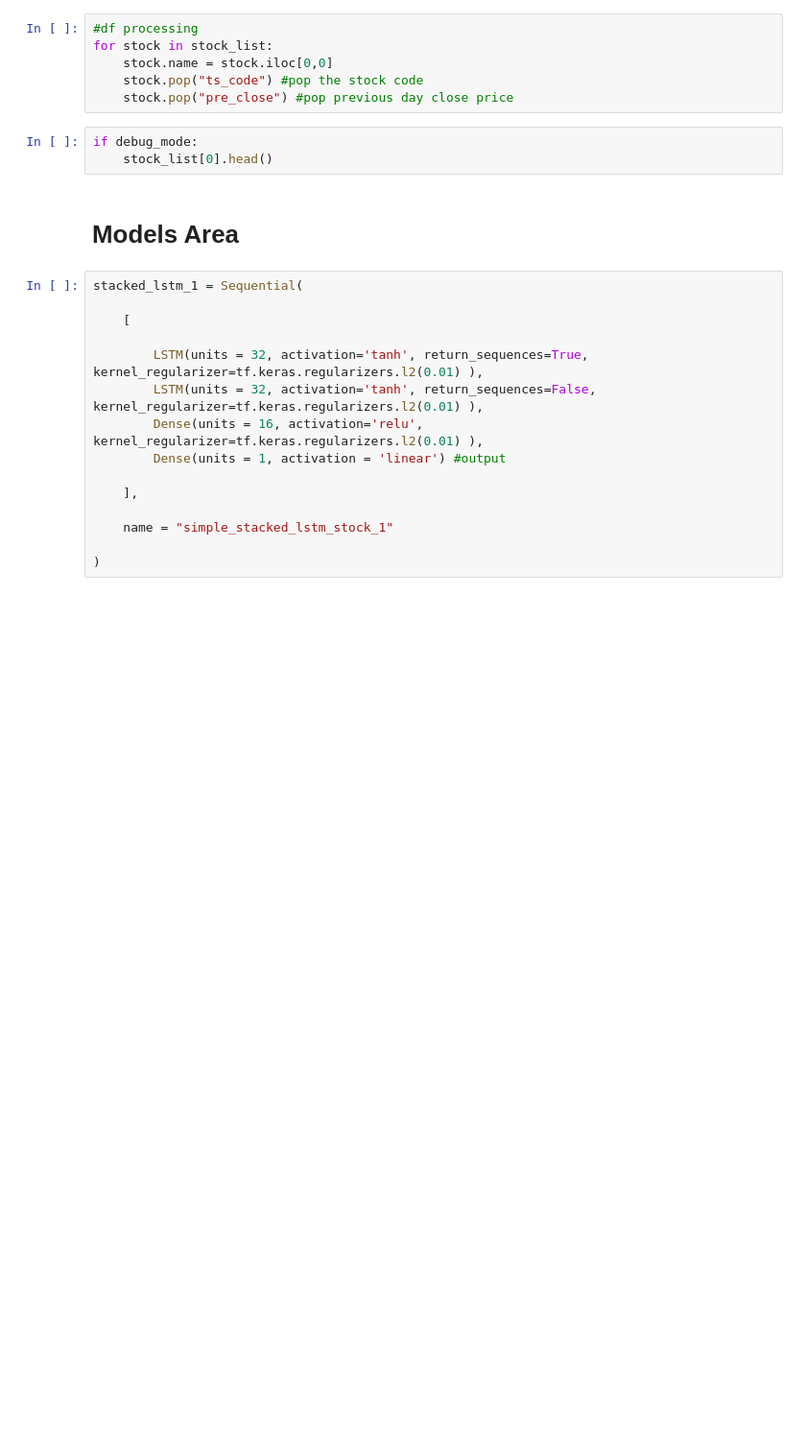
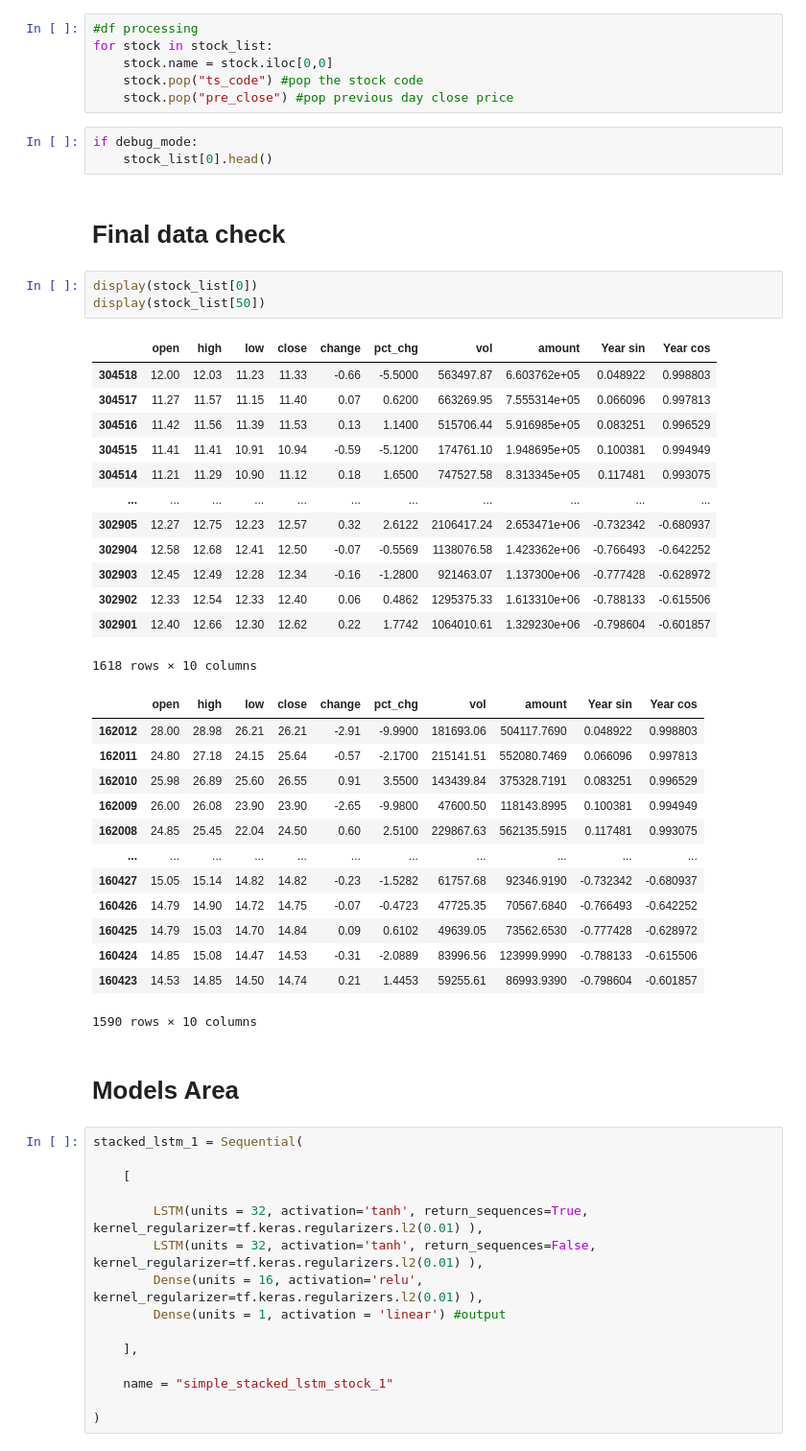
Before and after one commit to vincent05r/Stock_models, a Jupyter notebook: LSTM_Attention_stock_test_all.ipynb, the cells around one changed output. Shown: that part at 96% size. Saved outputs shown, nothing was run; the diff lists cells and outputs as text; blank space fills up the shorter version.

```diff
--- a/LSTM_Attention_stock_test_all.ipynb
+++ b/LSTM_Attention_stock_test_all.ipynb
@@ -140,6 +142,38 @@ for stock in stock_list:
 # %%
 if debug_mode:
     stock_list[0].head()
+# %% [markdown]
+# Final data check
+# %%
+display(stock_list[0])
+display(stock_list[50])
+# %% [output]
+|  | open | high | low | close | change | pct_chg | vol | amount | Year sin | Year cos |
+| 304518 | 12.00 | 12.03 | 11.23 | 11.33 | -0.66 | -5.5000 | 563497.87 | 6.603762e+05 | 0.048922 | 0.998803 |
+| 304517 | 11.27 | 11.57 | 11.15 | 11.40 | 0.07 | 0.6200 | 663269.95 | 7.555314e+05 | 0.066096 | 0.997813 |
+| 304516 | 11.42 | 11.56 | 11.39 | 11.53 | 0.13 | 1.1400 | 515706.44 | 5.916985e+05 | 0.083251 | 0.996529 |
+| 304515 | 11.41 | 11.41 | 10.91 | 10.94 | -0.59 | -5.1200 | 174761.10 | 1.948695e+05 | 0.100381 | 0.994949 |
+| 304514 | 11.21 | 11.29 | 10.90 | 11.12 | 0.18 | 1.6500 | 747527.58 | 8.313345e+05 | 0.117481 | 0.993075 |
+| ... | ... | ... | ... | ... | ... | ... | ... | ... | ... | ... |
+| 302905 | 12.27 | 12.75 | 12.23 | 12.57 | 0.32 | 2.6122 | 2106417.24 | 2.653471e+06 | -0.732342 | -0.680937 |
+| 302904 | 12.58 | 12.68 | 12.41 | 12.50 | -0.07 | -0.5569 | 1138076.58 | 1.423362e+06 | -0.766493 | -0.642252 |
+| 302903 | 12.45 | 12.49 | 12.28 | 12.34 | -0.16 | -1.2800 | 921463.07 | 1.137300e+06 | -0.777428 | -0.628972 |
+| 302902 | 12.33 | 12.54 | 12.33 | 12.40 | 0.06 | 0.4862 | 1295375.33 | 1.613310e+06 | -0.788133 | -0.615506 |
+| 302901 | 12.40 | 12.66 | 12.30 | 12.62 | 0.22 | 1.7742 | 1064010.61 | 1.329230e+06 | -0.798604 | -0.601857 |
+1618 rows × 10 columns
+|  | open | high | low | close | change | pct_chg | vol | amount | Year sin | Year cos |
+| 162012 | 28.00 | 28.98 | 26.21 | 26.21 | -2.91 | -9.9900 | 181693.06 | 504117.7690 | 0.048922 | 0.998803 |
+| 162011 | 24.80 | 27.18 | 24.15 | 25.64 | -0.57 | -2.1700 | 215141.51 | 552080.7469 | 0.066096 | 0.997813 |
+| 162010 | 25.98 | 26.89 | 25.60 | 26.55 | 0.91 | 3.5500 | 143439.84 | 375328.7191 | 0.083251 | 0.996529 |
+| 162009 | 26.00 | 26.08 | 23.90 | 23.90 | -2.65 | -9.9800 | 47600.50 | 118143.8995 | 0.100381 | 0.994949 |
+| 162008 | 24.85 | 25.45 | 22.04 | 24.50 | 0.60 | 2.5100 | 229867.63 | 562135.5915 | 0.117481 | 0.993075 |
+| ... | ... | ... | ... | ... | ... | ... | ... | ... | ... | ... |
+| 160427 | 15.05 | 15.14 | 14.82 | 14.82 | -0.23 | -1.5282 | 61757.68 | 92346.9190 | -0.732342 | -0.680937 |
+| 160426 | 14.79 | 14.90 | 14.72 | 14.75 | -0.07 | -0.4723 | 47725.35 | 70567.6840 | -0.766493 | -0.642252 |
+| 160425 | 14.79 | 15.03 | 14.70 | 14.84 | 0.09 | 0.6102 | 49639.05 | 73562.6530 | -0.777428 | -0.628972 |
+| 160424 | 14.85 | 15.08 | 14.47 | 14.53 | -0.31 | -2.0889 | 83996.56 | 123999.9990 | -0.788133 | -0.615506 |
+| 160423 | 14.53 | 14.85 | 14.50 | 14.74 | 0.21 | 1.4453 | 59255.61 | 86993.9390 | -0.798604 | -0.601857 |
+1590 rows × 10 columns
 # %% [markdown]
 # Models Area
 # %%
```
Also changed, not shown: parts of 3 cells of this notebook, 2 other files.
